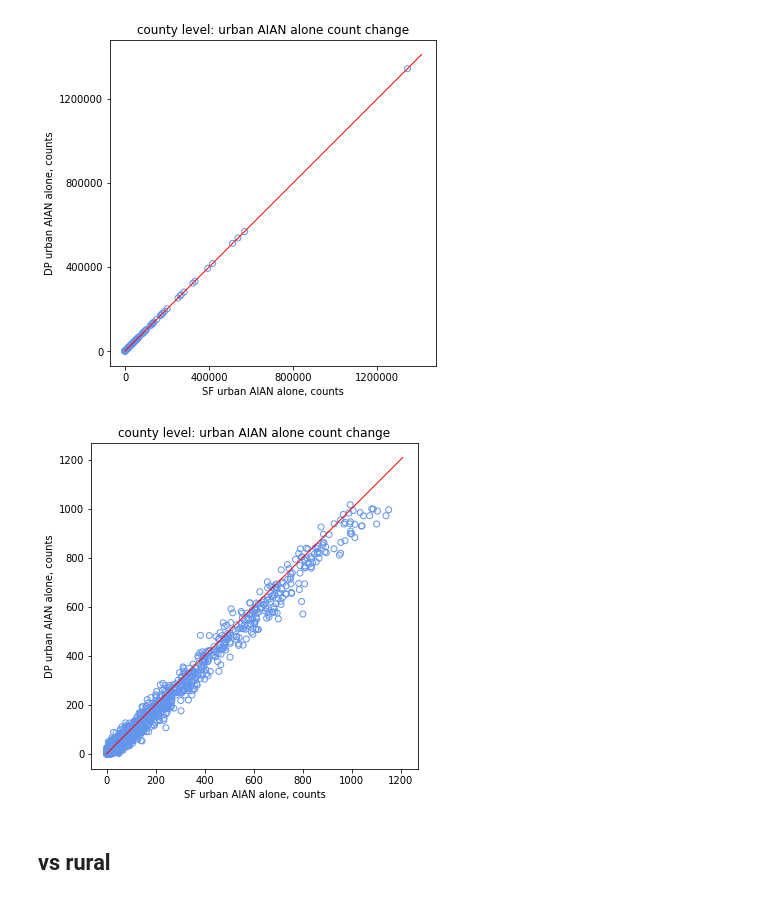
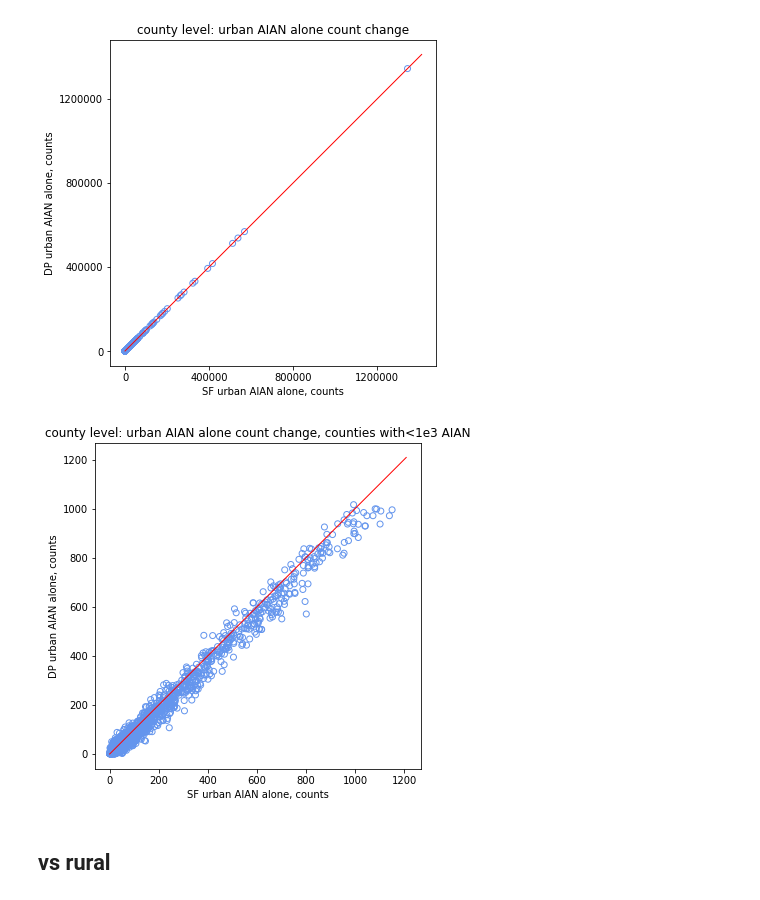
Before and after one commit to beatrixkh/explore_census_2020_dp, a Jupyter notebook: 2020_census_look_for_urban_AIAN_bias.ipynb, the cells around one changed output. Cells and saved outputs as stored; diff of their text form; code cells hidden in the pictures.

Commit message:
corrected some plot labels

```diff
--- a/2020_census_look_for_urban_AIAN_bias.ipynb
+++ b/2020_census_look_for_urban_AIAN_bias.ipynb
@@ -177,5 +177,6 @@ df
 # %%
 #subset to urban areas, grouped by county
 urban_county = df[df.UR== 'U'].copy(deep=True)
-urban_county = urban_county.groupby(['STATE','COUNTY'])['P0030005_SF','P0030005_DP','P0060004_SF','P0060004_DP','P0010001_SF','P0010001_DP'].apply(lambda x : x.astype(int).sum())
-urban_county
+urban_county = urban_county.groupby(['STATE','COUNTY'])['P0030005_SF','P0030005_DP',
+                                                        'P0060004_SF','P0060004_DP',
+                                                        'P0010001_SF','P0010001_DP'].apply(lambda x : x.astype(int).sum())
@@ -222,27 +208,27 @@ plt.show()
 # %%
 #let's zoom in
 x = urban_county[(urban_county.P0030005_DP<1e3) | (urban_county.P0030005_SF<1e3)][["P0030005_SF"]]
 y = urban_county[(urban_county.P0030005_DP<1e3) | (urban_county.P0030005_SF<1e3)][["P0030005_DP"]]
 
 fig = plt.figure()
 fig.set_size_inches(6,6)
 
 ax = fig.add_subplot(111)
 ax.scatter(x, y, facecolors='none', edgecolors = 'cornflowerblue')
 ax.set_aspect('equal', adjustable='box')
 
 xleft, xright = ax.get_xlim()
 ybottom, ytop = ax.get_ylim()
 lim = max(xright,ytop)
 ax.plot([-1,lim],[-1,lim], 'red', linewidth=1)
 
 plt.xlabel('SF urban AIAN alone, counts')
 plt.ylabel('DP urban AIAN alone, counts')
-plt.title('county level: urban AIAN alone count change')
+plt.title('county level: urban AIAN alone count change, counties with<1e3 AIAN')
 
 plt.show()
 # %% [output]
-[figure, old version]
+[figure, new version]
 # %% [markdown]
 ## vs rural
 # %%
```
Also changed, not shown: parts of 2 cells of this notebook.
